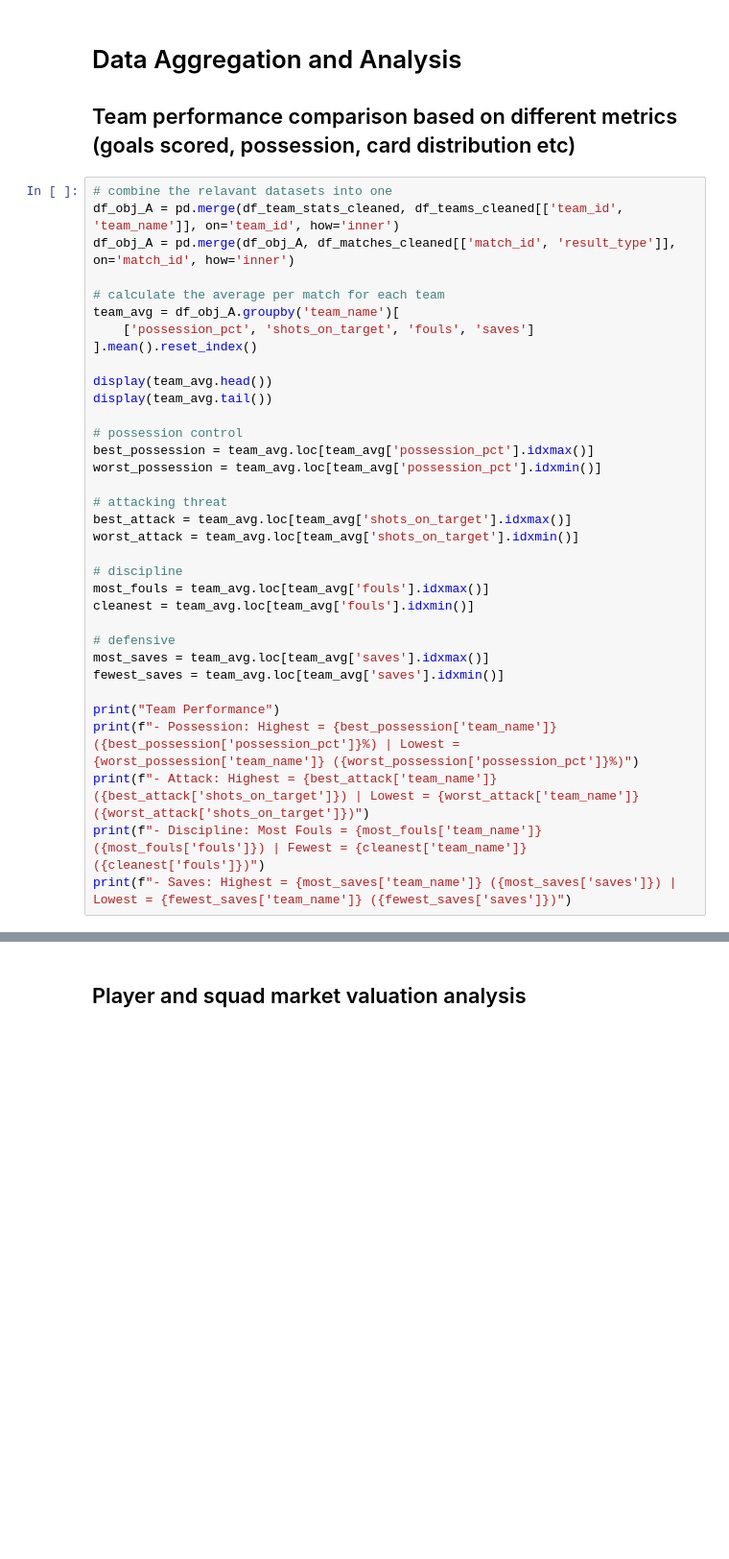
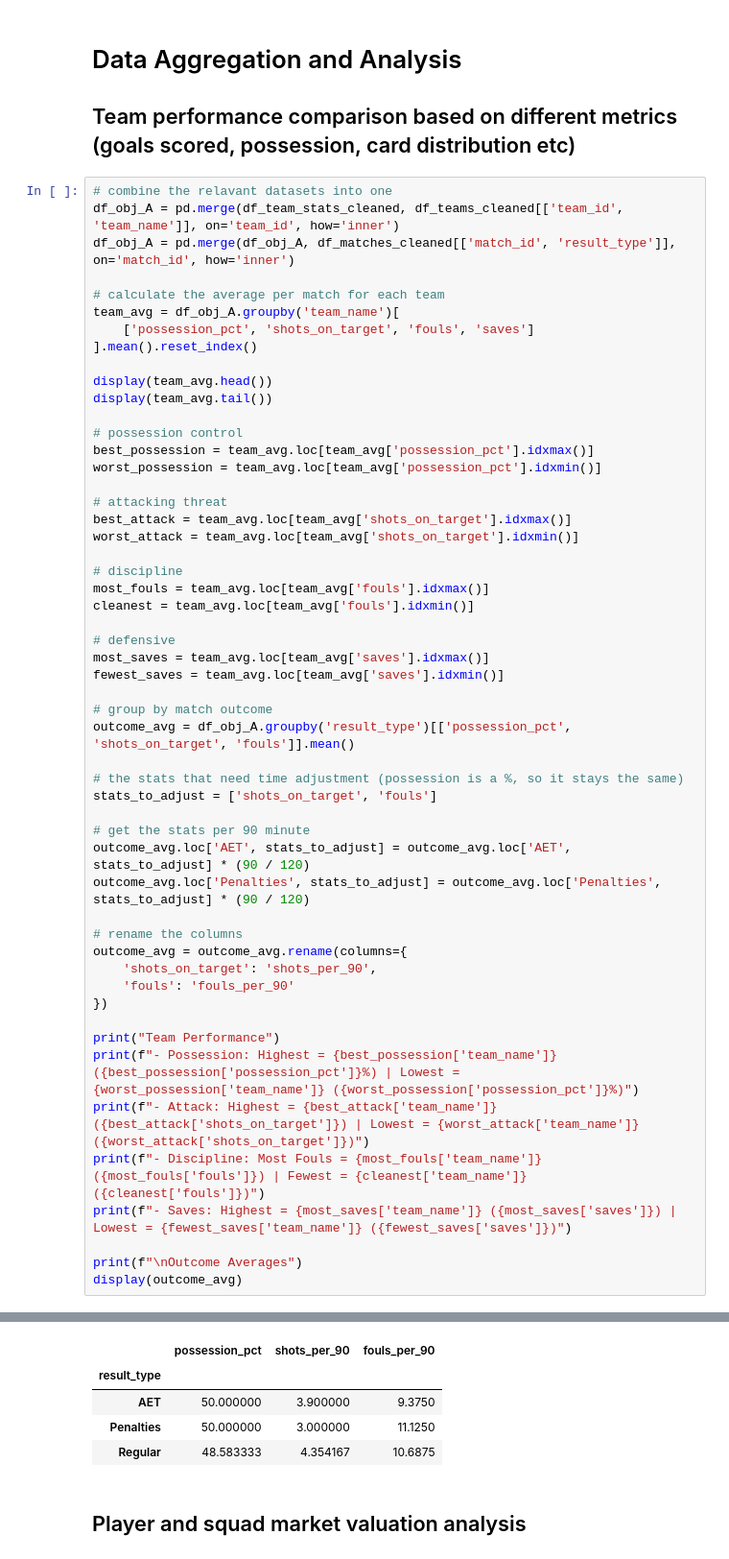
Before and after one commit to quantwothree/making-sense-of-FIFA, a Jupyter notebook: FIFA.ipynb, the cells around one changed output, grey strips where cells are left out. Shown at 96% size. Saved outputs shown, nothing was run; the diff lists cells and outputs as text; blank space fills up the shorter version.

```diff
--- a/FIFA.ipynb
+++ b/FIFA.ipynb
@@ -296,11 +296,30 @@ cleanest = team_avg.loc[team_avg['fouls'].idxmin()]
 most_saves = team_avg.loc[team_avg['saves'].idxmax()]
 fewest_saves = team_avg.loc[team_avg['saves'].idxmin()]
 
+# group by match outcome
+outcome_avg = df_obj_A.groupby('result_type')[['possession_pct', 'shots_on_target', 'fouls']].mean()
+
+# the stats that need time adjustment (possession is a %, so it stays the same)
+stats_to_adjust = ['shots_on_target', 'fouls']
+
+# get the stats per 90 minute
+outcome_avg.loc['AET', stats_to_adjust] = outcome_avg.loc['AET', stats_to_adjust] * (90 / 120)
+outcome_avg.loc['Penalties', stats_to_adjust] = outcome_avg.loc['Penalties', stats_to_adjust] * (90 / 120)
+
+# rename the columns
+outcome_avg = outcome_avg.rename(columns={
+    'shots_on_target': 'shots_per_90',
+    'fouls': 'fouls_per_90'
+})
+
 print("Team Performance")
 print(f"- Possession: Highest = {best_possession['team_name']} ({best_possession['possession_pct']}%) | Lowest = {worst_possession['team_name']} ({worst_possession['possession_pct']}%)")
 print(f"- Attack: Highest = {best_attack['team_name']} ({best_attack['shots_on_target']}) | Lowest = {worst_attack['team_name']} ({worst_attack['shots_on_target']})")
 print(f"- Discipline: Most Fouls = {most_fouls['team_name']} ({most_fouls['fouls']}) | Fewest = {cleanest['team_name']} ({cleanest['fouls']})")
 print(f"- Saves: Highest = {most_saves['team_name']} ({most_saves['saves']}) | Lowest = {fewest_saves['team_name']} ({fewest_saves['saves']})")
+
+print(f"\nOutcome Averages")
+display(outcome_avg)
 # %% [output]
 |  | team_name | possession_pct | shots_on_target | fouls | saves |
 | 0 | Algeria | 56.750000 | 3.500000 | 8.000000 | 2.00 |
@@ -322,3 +343,8 @@ Team Performance
+|  | possession_pct | shots_per_90 | fouls_per_90 |
+| result_type |  |  |  |
+| AET | 50.000000 | 3.900000 | 9.3750 |
+| Penalties | 50.000000 | 3.000000 | 11.1250 |
+| Regular | 48.583333 | 4.354167 | 10.6875 |
 # %% [markdown]
 ## Player and squad market valuation analysis ##
 # %%
```
Also changed, not shown: parts of 7 cells of this notebook, 5 other files.
